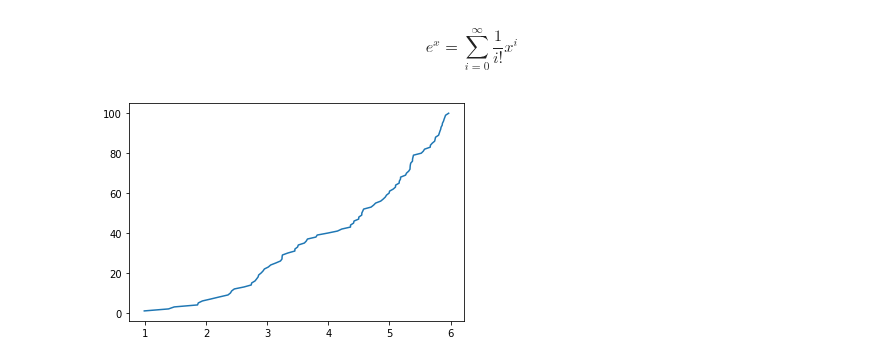
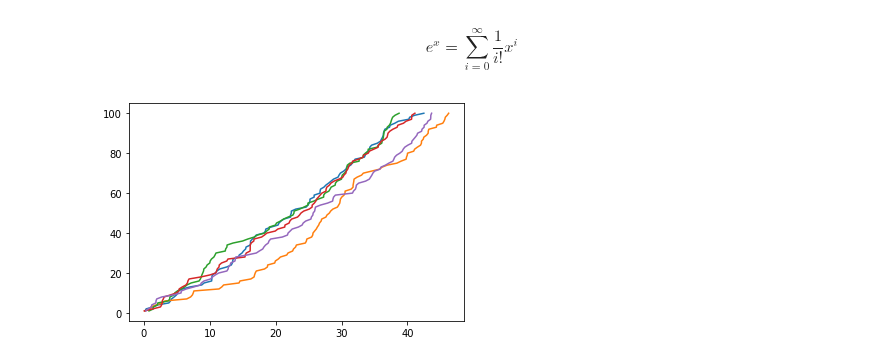
Before and after one commit to derrynknife/SurPyval, a Jupyter notebook: guides/NHPP Sim.ipynb, the cells around one changed output. Cells and saved outputs as stored; diff of their text form; code cells hidden in the pictures.

```diff
--- a/guides/NHPP Sim.ipynb
+++ b/guides/NHPP Sim.ipynb
@@ -6,15 +6,15 @@ from scipy.optimize import minimize
 # %% [markdown]
 $$e^x=\sum_{i=0}^\infty \frac{1}{i!}x^i$$
 # %%
-lambda_ = lambda x : x**2.456
+lambda_ = lambda x : x**1.23
 # %%
-rvs = np.random.exponential(size=100).cumsum()
-nhpp_N = np.zeros_like(rvs)
-for i, rv in enumerate(rvs):
-    fun = lambda x : (lambda_(x) - rv)**2
-    res = minimize(fun, rv)
-    nhpp_N[i] = res.x
+for j in range(0, 5):
+    rvs = np.random.exponential(size=100).cumsum()
+    nhpp_N = np.zeros_like(rvs)
+    for i, rv in enumerate(rvs):
+        fun = lambda x : (lambda_(x) - rv)**2
+        res = minimize(fun, rv)
+        nhpp_N[i] = res.x
+    plt.plot(nhpp_N, np.ones_like(nhpp_N).cumsum())
+# %% [output]
+[figure, added]
-# %%
-plt.plot(nhpp_N, np.ones_like(nhpp_N).cumsum());
-# %% [output]
-[figure, removed]
```
Also changed, not shown: 4 other files.
